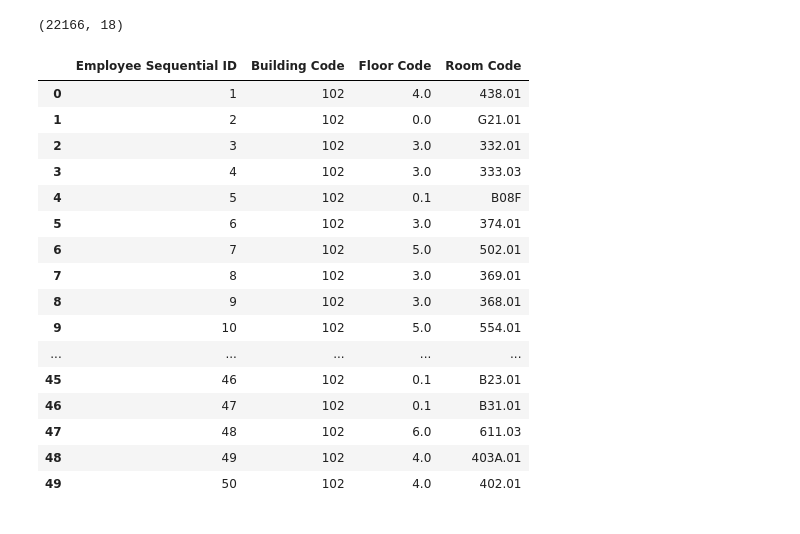
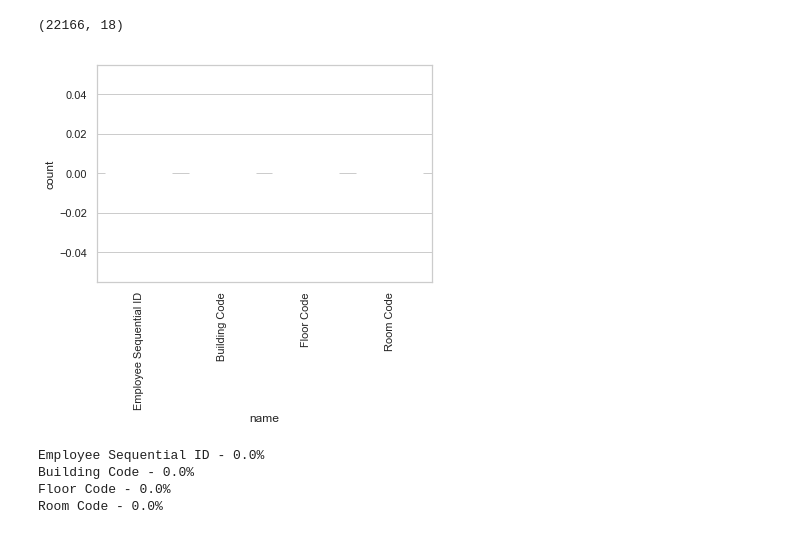
Before and after one commit to abhinavcreed13/project-space-optimisation-group-3, a Jupyter notebook: notebooks/data-preprocessing.ipynb, the cells around one changed output. Saved outputs shown, nothing was run; the diff lists cells and outputs as text; code cells hidden in the pictures.

```diff
--- a/notebooks/data-preprocessing.ipynb
+++ b/notebooks/data-preprocessing.ipynb
@@ -112,23 +109,13 @@ joined_uom_space_df.isnull().sum()
 #deleting duplicate columns
 del joined_uom_space_df['Room Category_y']
 del joined_uom_space_df['Room Type Abbreviation_y']
-# %%
-em_location_df.head(50)
-# %% [output]
-|  | Employee Sequential ID | Building Code | Floor Code | Room Code |
-| 0 | 1 | 102 | 4.0 | 438.01 |
-| 1 | 2 | 102 | 0.0 | G21.01 |
-| 2 | 3 | 102 | 3.0 | 332.01 |
-| 3 | 4 | 102 | 3.0 | 333.03 |
-| 4 | 5 | 102 | 0.1 | B08F |
-| 5 | 6 | 102 | 3.0 | 374.01 |
-| 6 | 7 | 102 | 5.0 | 502.01 |
-| 7 | 8 | 102 | 3.0 | 369.01 |
-| 8 | 9 | 102 | 3.0 | 368.01 |
-| 9 | 10 | 102 | 5.0 | 554.01 |
-| ... | ... | ... | ... | ... |
-| 45 | 46 | 102 | 0.1 | B23.01 |
-| 46 | 47 | 102 | 0.1 | B31.01 |
-| 47 | 48 | 102 | 6.0 | 611.03 |
-| 48 | 49 | 102 | 4.0 | 403A.01 |
-| 49 | 50 | 102 | 4.0 | 402.01 |
+# %%
+# print(joined_uom_space_df.dtypes,em_location_df.dtypes)
+# em_location_df.head()
+plotdata(em_location_df)
+# %% [output]
+[figure, added]
+Employee Sequential ID - 0.0%
+Building Code - 0.0%
+Floor Code - 0.0%
+Room Code - 0.0%
```
Also changed, not shown: parts of 12 cells of this notebook.
